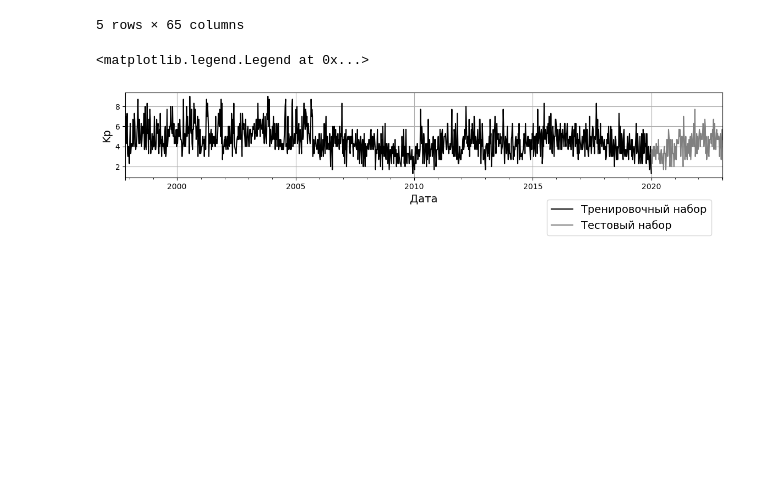
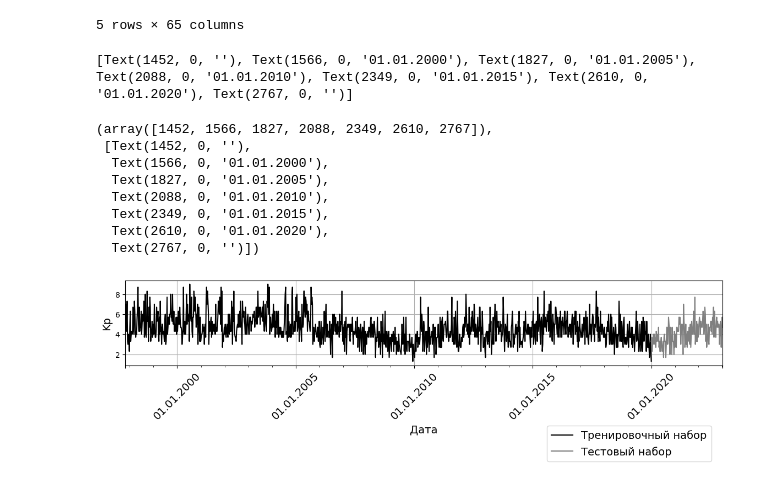
Before and after one commit to oldhroft/kp_research, a Jupyter notebook: notebooks/EDA.ipynb, the cells around one changed output. Saved outputs shown, nothing was run; the diff lists cells and outputs as text; code cells hidden in the pictures; blank space fills up the shorter version.

```diff
--- a/notebooks/EDA.ipynb
+++ b/notebooks/EDA.ipynb
@@ -88,29 +90,65 @@ data.head()
 # %%
 (
     data
     .set_index("dttm")["Kp*10"]
     .sort_index()
     .groupby(pd.Grouper(level=0, freq="w"))
     .max()
     .divide(10)
     .plot(figsize=(14, 2), label="Тренировочный набор", color="black")
 )
 
-(
+ax = (
     data_test
     .set_index("dttm")["Kp*10"]
     .sort_index()
     .groupby(pd.Grouper(level=0, freq="w"))
     .max()
     .divide(10)
     .plot(label="Тестовый набор", color="grey", ls='-')
 )
 
+
+# ax
+# ax.xaxis.set_major_locator(mdates.YearLocator())
+
 plt.grid()
 plt.legend()
 plt.xlabel("Дата", fontdict={"size": 14})
 plt.ylabel("Kp", fontdict={"size": 14})
-plt.legend(bbox_to_anchor=(.99, -.2), fancybox=True, fontsize=14)
+plt.legend(bbox_to_anchor=(.99, -.65), fancybox=True, fontsize=14)
+# ax.xaxis.set_major_locator(mdates.YearLocator())
+# ax.xaxis.set_major_formatter(mdates.DateFormatter('%d-%m-%Y'))
+
+tick_labels = ax.xaxis.get_ticklabels()
+
+labels = []
+
+for label in tick_labels:
+    text = label.get_text()
+    if text == '':
+        new_text = ""
+    else:
+        new_text = "01.01.{}".format(text)
+
+#     print(new_text)
+    label.set_text(new_text)
+#     print(label)
+    labels.append(label)
+#     print(labels)
+
+print(labels)
+
+ax.xaxis.set_ticklabels(labels)
+plt.xticks(rotation=45, size=14)
 # %% [output]
-<matplotlib.legend.Legend at 0x...>
+[Text(1452, 0, ''), Text(1566, 0, '01.01.2000'), Text(1827, 0, '01.01.2005'), Text(2088, 0, '01.01.2010'), Text(2349, 0, '01.01.2015'), Text(2610, 0, '01.01.2020'), Text(2767, 0, '')]
+(array([1452, 1566, 1827, 2088, 2349, 2610, 2767]),
+ [Text(1452, 0, ''),
+  Text(1566, 0, '01.01.2000'),
+  Text(1827, 0, '01.01.2005'),
+  Text(2088, 0, '01.01.2010'),
+  Text(2349, 0, '01.01.2015'),
+  Text(2610, 0, '01.01.2020'),
+  Text(2767, 0, '')])
-[figure, old version]
+[figure, new version]
```
Also changed, not shown: parts of 5 cells of this notebook, 13 other files.
